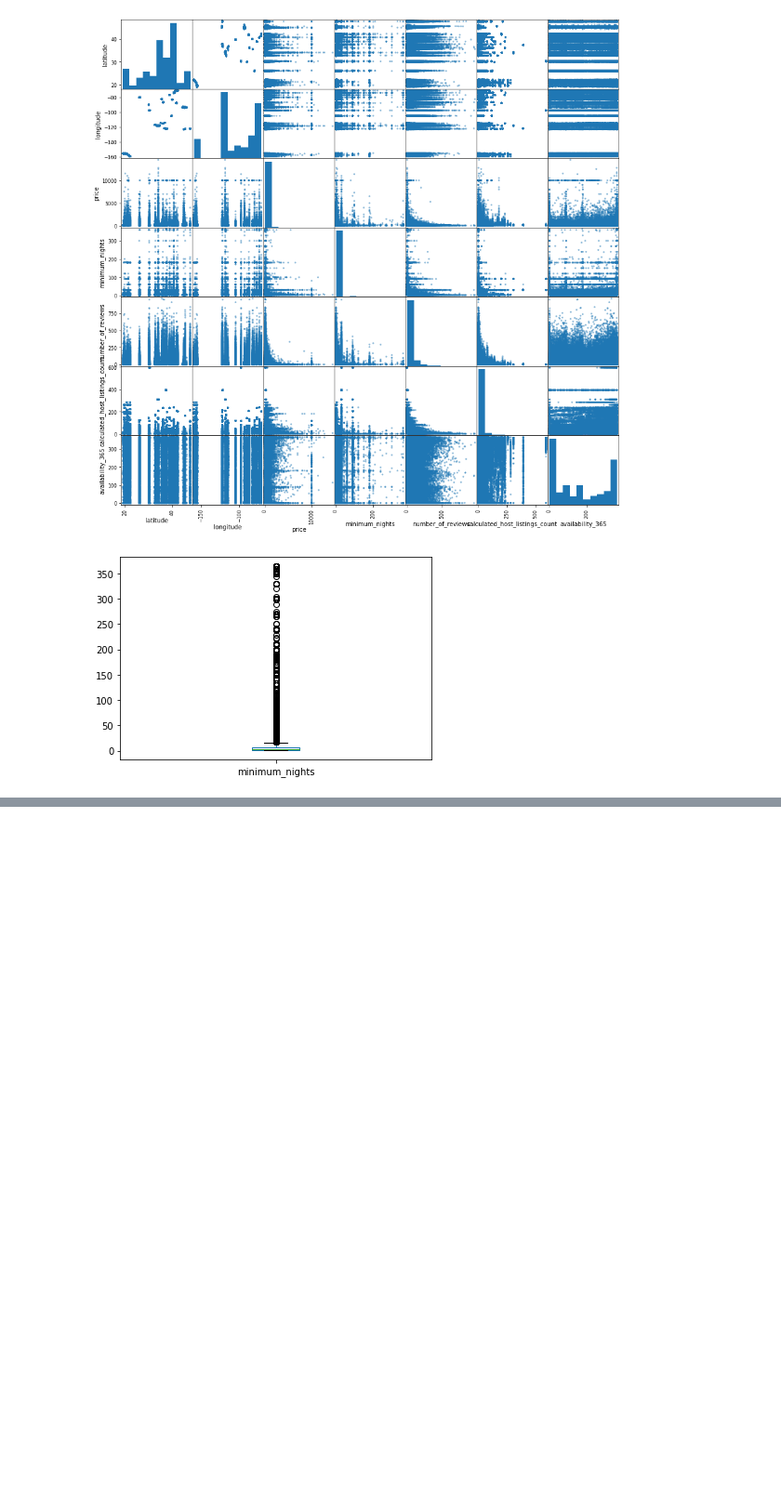
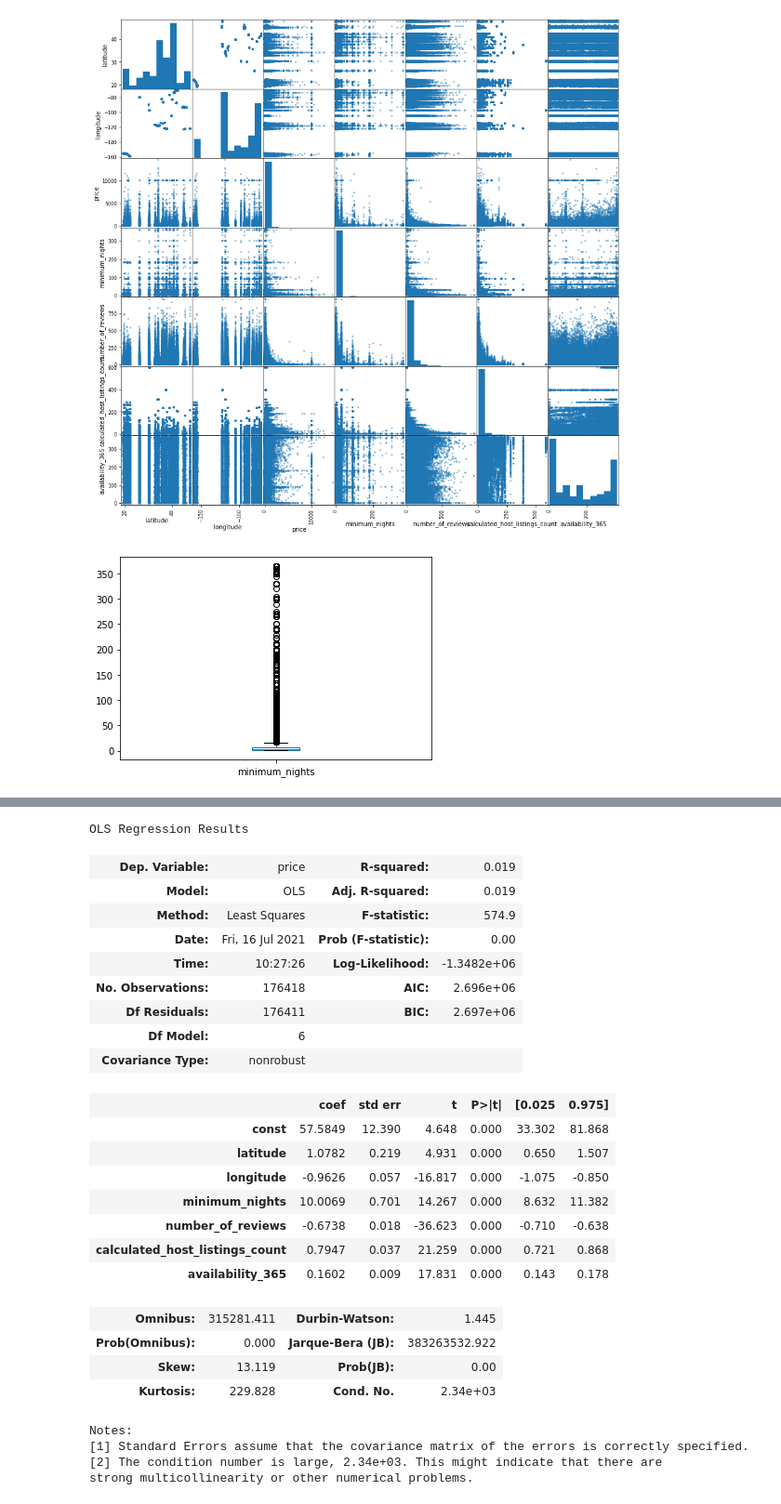
Before and after one commit to Ironhack-Data-Madrid-Mayo-2021/Classroom-Materials, a Jupyter notebook: week_07/07 - Airbnb price prediction.ipynb, the cells around one changed output, grey strips where cells are left out. Shown at 93% size. Drawn from its saved outputs; the diff is of its cells as text; code cells hidden in the pictures; blank space fills up the shorter version.

```diff
--- a/week_07/07 - Airbnb price prediction.ipynb
+++ b/week_07/07 - Airbnb price prediction.ipynb
@@ -141,3 +161,40 @@ df.minimum_nights.plot.box();
 # %%
 import statsmodels.api as sm
 from statsmodels.formula.api import ols
+# %%
+X=df.drop('price', axis=1)   # separar X,y
+
+y=df.price
+# %%
+x=sm.add_constant(X._get_numeric_data())
+
+modelo=sm.OLS(y, x).fit()
+
+modelo.summary()
+# %% [output]
+OLS Regression Results
+| Dep. Variable: | price | R-squared: | 0.019 |
+| Model: | OLS | Adj. R-squared: | 0.019 |
+| Method: | Least Squares | F-statistic: | 574.9 |
+| Date: | Fri, 16 Jul 2021 | Prob (F-statistic): | 0.00 |
+| Time: | 10:27:26 | Log-Likelihood: | -1.3482e+06 |
+| No. Observations: | 176418 | AIC: | 2.696e+06 |
+| Df Residuals: | 176411 | BIC: | 2.697e+06 |
+| Df Model: | 6 |  |  |
+| Covariance Type: | nonrobust |  |  |
+|  | coef | std err | t | P>|t| | [0.025 | 0.975] |
+| const | 57.5849 | 12.390 | 4.648 | 0.000 | 33.302 | 81.868 |
+| latitude | 1.0782 | 0.219 | 4.931 | 0.000 | 0.650 | 1.507 |
+| longitude | -0.9626 | 0.057 | -16.817 | 0.000 | -1.075 | -0.850 |
+| minimum_nights | 10.0069 | 0.701 | 14.267 | 0.000 | 8.632 | 11.382 |
+| number_of_reviews | -0.6738 | 0.018 | -36.623 | 0.000 | -0.710 | -0.638 |
+| calculated_host_listings_count | 0.7947 | 0.037 | 21.259 | 0.000 | 0.721 | 0.868 |
+| availability_365 | 0.1602 | 0.009 | 17.831 | 0.000 | 0.143 | 0.178 |
+| Omnibus: | 315281.411 | Durbin-Watson: | 1.445 |
+| Prob(Omnibus): | 0.000 | Jarque-Bera (JB): | 383263532.922 |
+| Skew: | 13.119 | Prob(JB): | 0.00 |
+| Kurtosis: | 229.828 | Cond. No. | 2.34e+03 |
+Notes:
+[1] Standard Errors assume that the covariance matrix of the errors is correctly specified.
+[2] The condition number is large, 2.34e+03. This might indicate that there are
+strong multicollinearity or other numerical problems.
```
Also changed, not shown: parts of 30 cells of this notebook, 1 other file.
